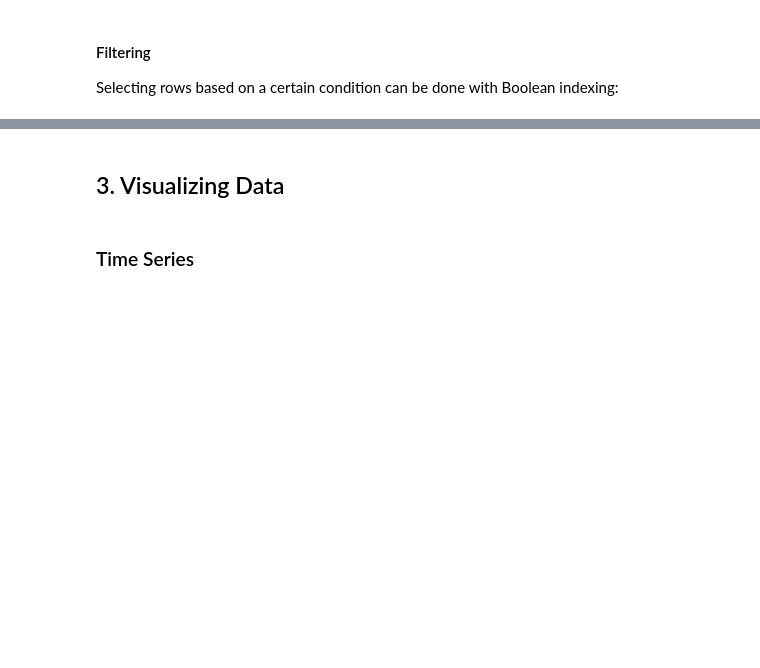
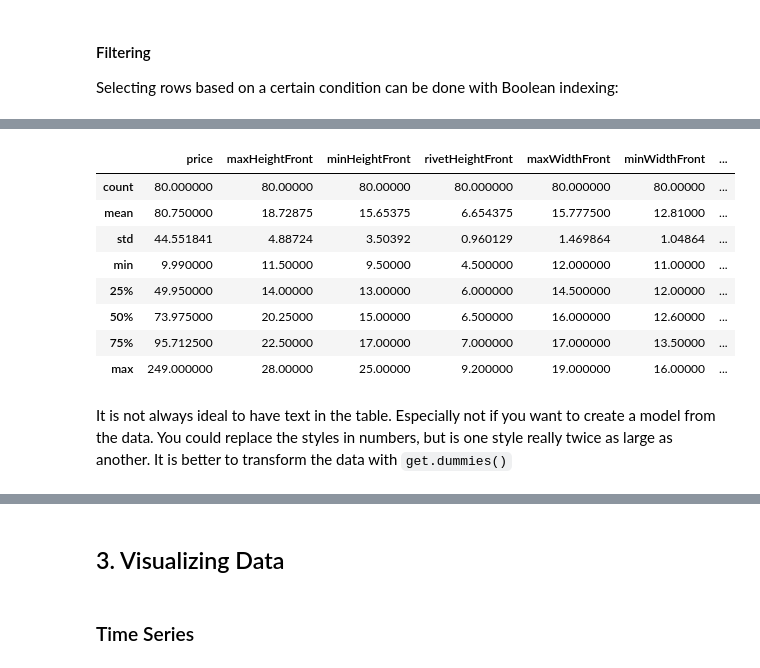
Before and after one commit to IBMDeveloperUK/Python-Pandas-Workshop, a Jupyter notebook: pandas-workshop.ipynb, the cells around one changed output, grey strips where cells are left out. Saved outputs shown, nothing was run; the diff lists cells and outputs as text; code cells hidden in the pictures; blank space fills up the shorter version.

```diff
--- a/pandas-workshop.ipynb
+++ b/pandas-workshop.ipynb
@@ -278,0 +420,14 @@ Fill them with for instance the average of the column, or any other value
+# %%
+jeans.describe()
+# %% [output]
+|  | price | maxHeightFront | minHeightFront | rivetHeightFront | maxWidthFront | minWidthFront | ... |
+| count | 80.000000 | 80.00000 | 80.00000 | 80.000000 | 80.000000 | 80.00000 | ... |
+| mean | 80.750000 | 18.72875 | 15.65375 | 6.654375 | 15.777500 | 12.81000 | ... |
+| std | 44.551841 | 4.88724 | 3.50392 | 0.960129 | 1.469864 | 1.04864 | ... |
+| min | 9.990000 | 11.50000 | 9.50000 | 4.500000 | 12.000000 | 11.00000 | ... |
+| 25% | 49.950000 | 14.00000 | 13.00000 | 6.000000 | 14.500000 | 12.00000 | ... |
+| 50% | 73.975000 | 20.25000 | 15.00000 | 6.500000 | 16.000000 | 12.60000 | ... |
+| 75% | 95.712500 | 22.50000 | 17.00000 | 7.000000 | 17.000000 | 13.50000 | ... |
+| max | 249.000000 | 28.00000 | 25.00000 | 9.200000 | 19.000000 | 16.00000 | ... |
+# %% [markdown]
+It is not always ideal to have text in the table. Especially not if you want to create a model from the data. You could replace the styles in numbers, but is one style really twice as large as another. It is better to transform the data with `get.dummies()`
```
Also changed, not shown: parts of 97 cells of this notebook.
